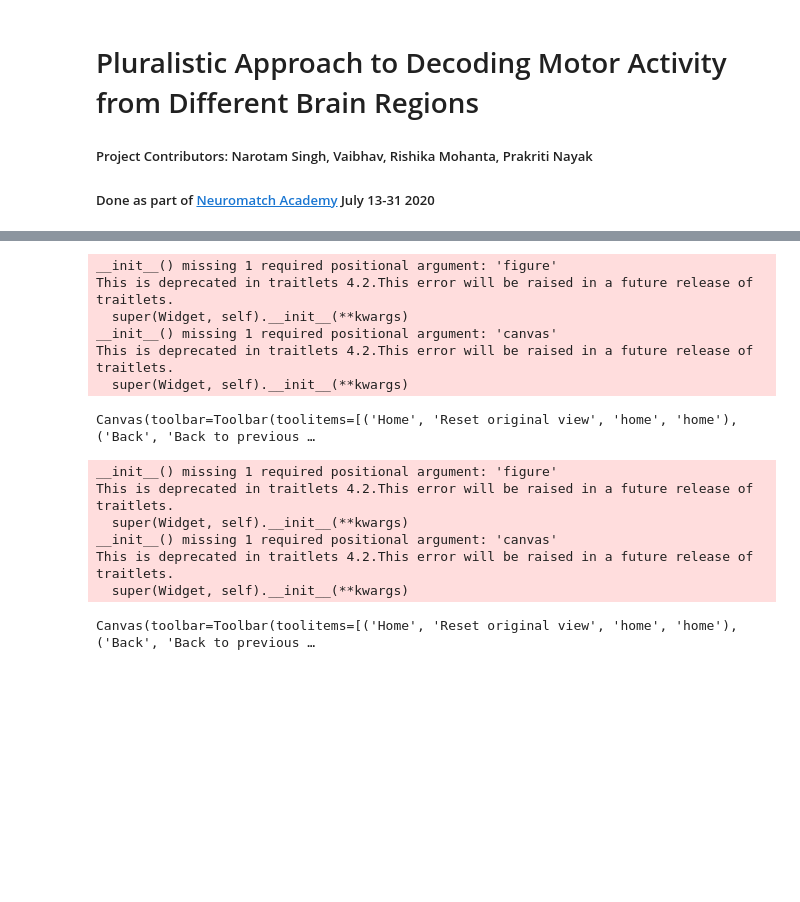
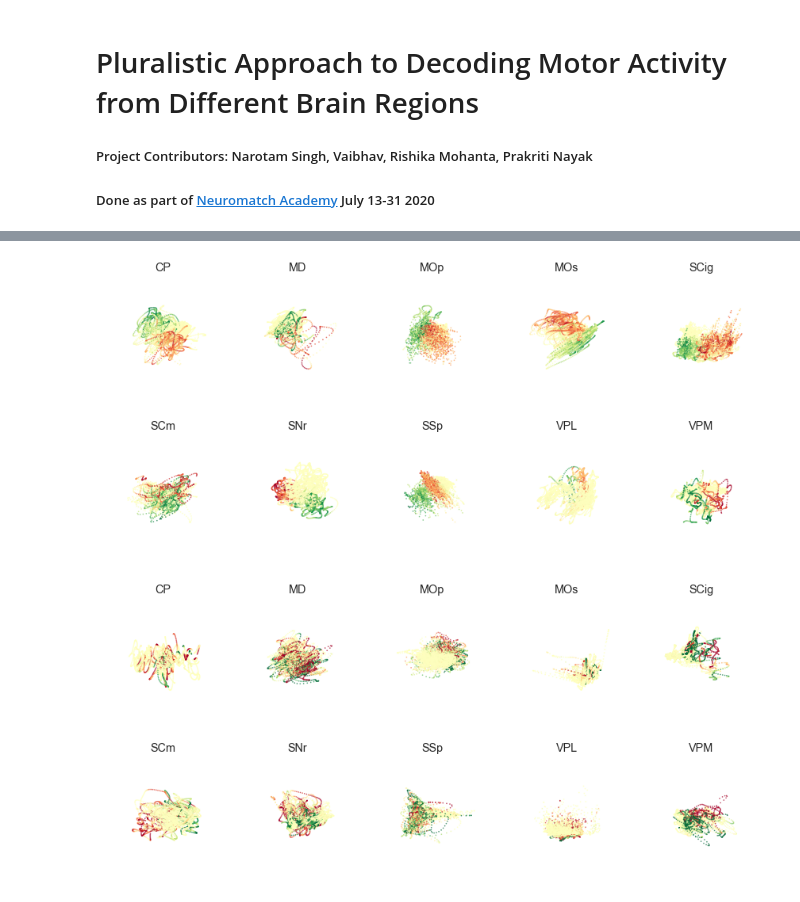
Before and after one commit to VaibhavSharma08/pod-96-manymanifolds, a Jupyter notebook: Latent Information Approach/Analysis/GFPA-LDA Analysis.ipynb, the cells around one changed output, grey strips where cells are left out. Drawn from its saved outputs; the diff is of its cells as text; code cells hidden in the pictures; blank space fills up the shorter version.

```diff
--- a/Latent Information Approach/Analysis/GFPA-LDA Analysis.ipynb
+++ b/Latent Information Approach/Analysis/GFPA-LDA Analysis.ipynb
@@ -7,0 +22,2 @@
+# %%
+alldat = np.load('../cleaned_dataset/train.npz',allow_pickle=True)['arr_0']
@@ -40,12 +97,11 @@ Text(0.5, 0, 'Brain Area')
 # %%
-files = os.listdir('Runs/LDA_data/')
+files = os.listdir('../results/GPFA-LDA-data/')
 worst_best_sample = {}
 for i in [temp.split('_')[0] for temp in files]:
     worst_best_sample[i] = {'best_file':"",'best_score':-np.inf,'worst_file':"",'worst_score':np.inf}
 
 for i in files:
-    print(i)
-    a = np.load('Runs/LDA_data/'+i,allow_pickle=True)
+    a = np.load('../results/GPFA-LDA-data/'+i,allow_pickle=True)
     a = a.item()
     score = np.mean(a['cv_lda_scores']['test_balanced_accuracy'])
     if score>worst_best_sample[i.split('_')[0]]['best_score']:
@@ -95,32 +137,25 @@ worst_best_sample
 # %%
-%matplotlib widget
 plt.figure(figsize=(12,6))
 
 for n,i in enumerate(worst_best_sample.keys()):
-    a = np.load('Runs/LDA_data/'+worst_best_sample[i]['best_file'],allow_pickle=True)
+    a = np.load('../results/GPFA-LDA-data/'+worst_best_sample[i]['best_file'],allow_pickle=True)
     a = a.item()
     ax = plt.subplot(2,5,n+1,projection='3d')
     ax.scatter3D(a['X_data'][:,0],a['X_data'][:,1],a['X_data'][:,2],c=a['y_reg'],alpha=0.6,s=0.5,cmap=plt.cm.RdYlGn,vmin=-20,vmax=20)
     ax.view_init(elev=20., azim=200)
     ax.autoscale(tight=True)
     ax.set_axis_off()
     ax.patch.set_alpha(0.0)
     plt.title(i)
 plt.tight_layout()
+plt.show()
 # %% [output]
-__init__() missing 1 required positional argument: 'figure'
-This is deprecated in traitlets 4.2.This error will be raised in a future release of traitlets.
-  super(Widget, self).__init__(**kwargs)
-__init__() missing 1 required positional argument: 'canvas'
-This is deprecated in traitlets 4.2.This error will be raised in a future release of traitlets.
-  super(Widget, self).__init__(**kwargs)
-Canvas(toolbar=Toolbar(toolitems=[('Home', 'Reset original view', 'home', 'home'), ('Back', 'Back to previous …
+[figure, added]
 # %%
-%matplotlib widget
 plt.figure(figsize=(12,6))
 
 for n,i in enumerate(worst_best_sample.keys()):
-    a = np.load('Runs/LDA_data/'+worst_best_sample[i]['worst_file'],allow_pickle=True)
+    a = np.load('../results/GPFA-LDA-data/'+worst_best_sample[i]['worst_file'],allow_pickle=True)
     a = a.item()
     ax = plt.subplot(2,5,n+1,projection='3d')
     ax.scatter3D(a['X_data'][:,0],a['X_data'][:,1],a['X_data'][:,2],c=a['y_reg'],alpha=0.6,s=0.5,cmap=plt.cm.RdYlGn,vmin=-10,vmax=10)
@@ -131,10 +166,4 @@ for n,i in enumerate(worst_best_sample.keys()):
     plt.title(i)
 plt.tight_layout()
 # %% [output]
-__init__() missing 1 required positional argument: 'figure'
-This is deprecated in traitlets 4.2.This error will be raised in a future release of traitlets.
-  super(Widget, self).__init__(**kwargs)
-__init__() missing 1 required positional argument: 'canvas'
-This is deprecated in traitlets 4.2.This error will be raised in a future release of traitlets.
-  super(Widget, self).__init__(**kwargs)
-Canvas(toolbar=Toolbar(toolitems=[('Home', 'Reset original view', 'home', 'home'), ('Back', 'Back to previous …
+[figure, added]
```
Also changed, not shown: parts of 33 cells of this notebook, 2 other files.
